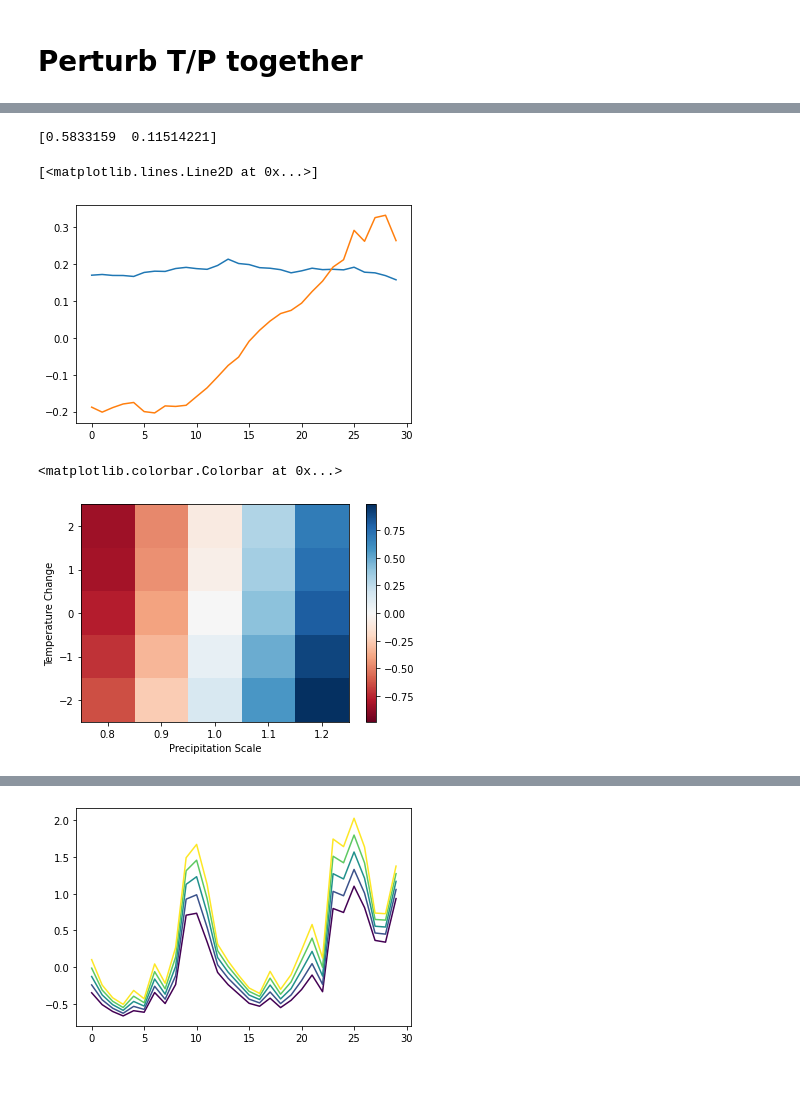
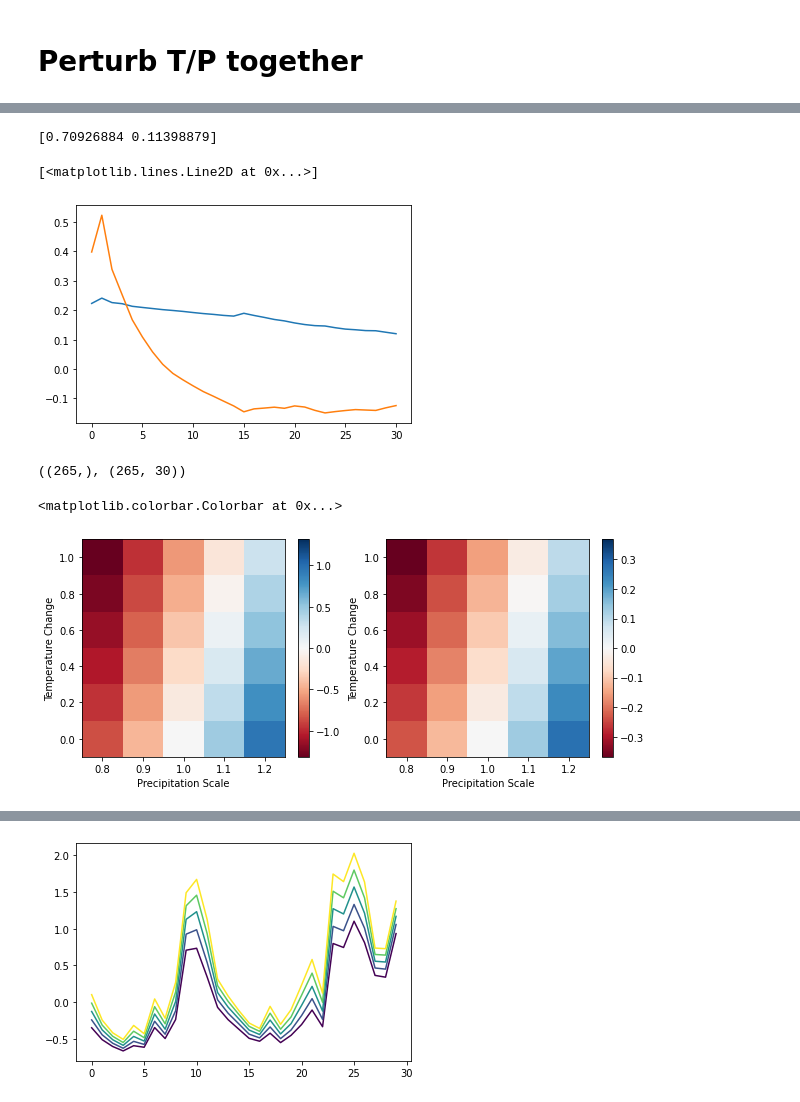
Before and after one commit to andersonsam/cnn_lstm_interpret, a Jupyter notebook: glacier_PC_space.ipynb, the cells around one changed output, grey strips where cells are left out. Drawn from its saved outputs; the diff is of its cells as text; code cells hidden in the pictures.

```diff
--- a/glacier_PC_space.ipynb
+++ b/glacier_PC_space.ipynb
@@ -1397,7 +1397,7 @@ plt.plot(y_test_predict_Pperturbs[days,station,2])
 # %%
 #parameters
 
-T_perturbs = np.arange(-2,3)
+T_perturbs = np.arange(0,1.01,0.2)
 P_perturbs = np.arange(0.8,1.3,0.1)
 
 #model runs to explore
@@ -1412,7 +1412,7 @@ Nperturbs_T = len(T_perturbs)
 Nperturbs_P = len(P_perturbs)
 Nperturbs = Nperturbs_T * Nperturbs_P
 # %%
-load_files = 1 #0 == do calculations, 1 == load model predictions
+load_files = 0 #0 == do calculations, 1 == load model predictions
 
 #SOUTHERN PERTURBATIONS
 
@@ -1538,7 +1556,7 @@ else: #if load predictions
 # %%
 #save
 
-saveIt = 0
+saveIt = 1
 
 if saveIt:
 
@@ -1855,16 +1873,20 @@ for station in range(Nstations):
 
 print(frac_var)
 # %% [output]
-[0.5833159  0.11514221]
+[0.70926884 0.11398879]
 # %%
 plt.plot(eigvecs[0])
 plt.plot(eigvecs[1])
 # %% [output]
 [<matplotlib.lines.Line2D at 0x...>]
-[figure, old version]
+[figure, new version]
+# %%
+np.shape(PC0_mean_model), np.shape(PC0_perturb_mean)
+# %% [output]
+((265,), (265, 30))
 # %%
-PC0_mean_model = PC0_perturb_mean[:,12]
-PC0_std_model = PC0_perturb_std[:,12]
+PC0_mean_model = PC0_perturb_mean[:,2]
+PC0_std_model = PC0_perturb_std[:,2]
 
 dPC0_mean = PC0_perturb_mean - np.expand_dims(PC0_mean_model, axis = -1)
 dPC0_std = PC0_perturb_std - np.expand_dims(PC0_std_model, axis = -1)
@@ -1873,22 +1895,33 @@ dP = P_perturbs[1] - P_perturbs[0]
 dT = T_perturbs[1] - T_perturbs[0]
 extent_perturbs = [P_perturbs[0] - dP/2, P_perturbs[-1] + dP/2, T_perturbs[0] - dT/2, T_perturbs[-1] + dT/2]
 # %%
-station = 136
+station = 4
 
-var = np.flipud(dPC0_mean[station,:].reshape(Nperturbs_P, Nperturbs_T))
+fig, axes = plt.subplots(nrows = 1, ncols = 2, figsize = (10,4))
+
+#mean
+var = np.flipud(dPC0_mean[station,:].reshape(Nperturbs_T, Nperturbs_P))
 vmax = np.max(np.abs(var))
 vmin = -vmax
 
-# vmin = -1
-# vmax = 1
+im = axes[0].imshow(var, cmap = 'RdBu', vmin = vmin, vmax = vmax, extent = extent_perturbs, aspect = 'auto')
+axes[0].set_xticks(P_perturbs)
+axes[0].set_yticks(T_perturbs)
+axes[0].set_xlabel('Precipitation Scale')
+axes[0].set_ylabel('Temperature Change')
+plt.colorbar(im, ax = axes[0])
 
-fig, ax = plt.subplots()
-im = ax.imshow(var, cmap = 'RdBu', vmin = vmin, vmax = vmax, extent = extent_perturbs, aspect = 'auto')
-ax.set_xticks(P_perturbs)
-ax.set_yticks(T_perturbs)
-ax.set_xlabel('Precipitation Scale')
-ax.set_ylabel('Temperature Change')
-plt.colorbar(im, ax = ax)
+#std
+var = np.flipud(dPC0_std[station,:].reshape(Nperturbs_T, Nperturbs_P))
+vmax = np.max(np.abs(var))
+vmin = -vmax
+
+im = axes[1].imshow(var, cmap = 'RdBu', vmin = vmin, vmax = vmax, extent = extent_perturbs, aspect = 'auto')
+axes[1].set_xticks(P_perturbs)
+axes[1].set_yticks(T_perturbs)
+axes[1].set_xlabel('Precipitation Scale')
+axes[1].set_ylabel('Temperature Change')
+plt.colorbar(im, ax = axes[1])
 # %% [output]
 <matplotlib.colorbar.Colorbar at 0x...>
-[figure, old version]
+[figure, new version]
```
Also changed, not shown: parts of 5 cells of this notebook.
